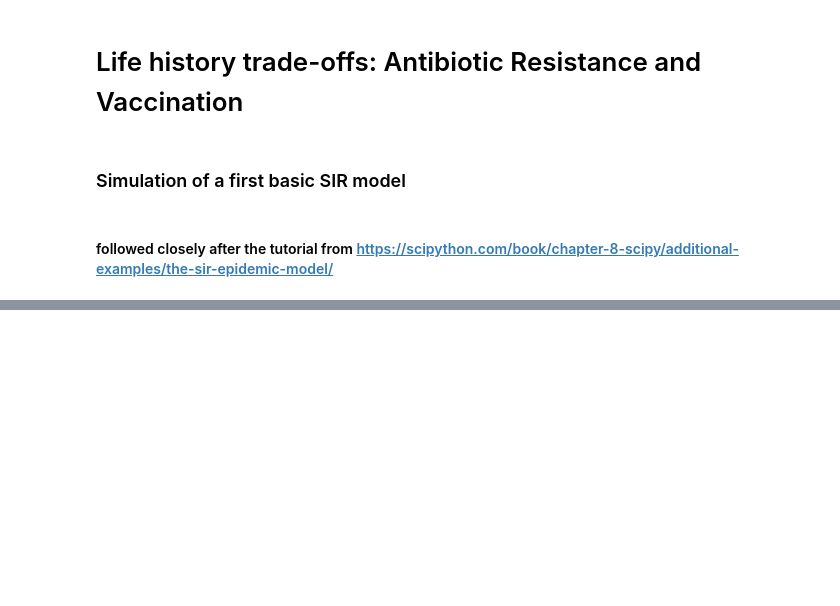
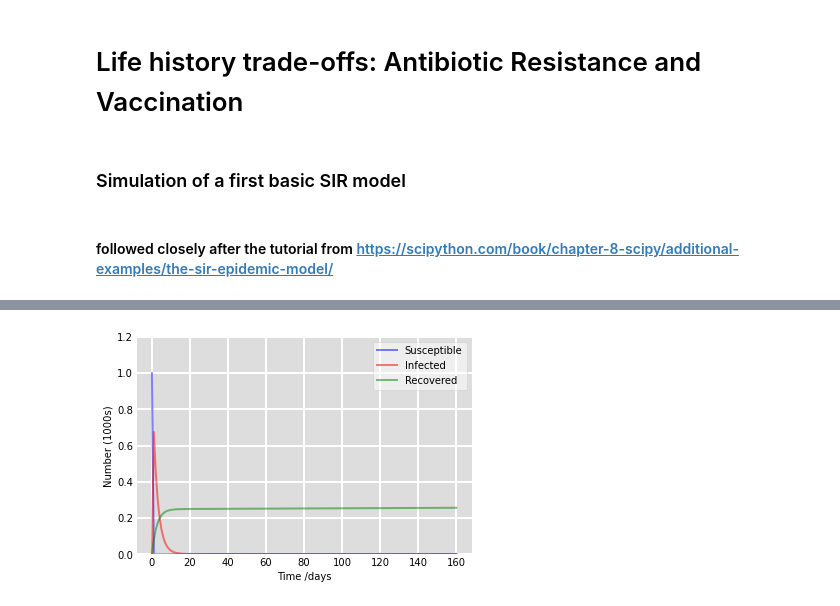
Before and after one commit to mjemons/IDD_TB, a Jupyter notebook: scripts/simulation.ipynb, the cells around one changed output, grey strips where cells are left out. Cells and saved outputs as stored; diff of their text form; code cells hidden in the pictures; blank space fills up the shorter version.

Commit message:
added birth and death rates

```diff
--- a/scripts/simulation.ipynb
+++ b/scripts/simulation.ipynb
@@ -40,0 +43,17 @@ def SIR (y, t, N, beta, gamma):
+# %%
+#adding birth and death rates to the simple SIR model
+Lambda = 0.75
+deltaS = 0.1
+deltaI = 0.3
+deltaR = 0.1
+# %%
+#PRE: all variables are positive integers
+#POST: The SIR model with death rates
+
+def SIRcomplex (y, t, N, beta, gamma, Lambda, deltaS, deltaI, deltaR):
+    S, I, R = y
+    dSdt = Lambda - deltaS * S - beta * S * I
+    dIdt = beta * S * I  - deltaI * I - gamma * I
+    dRdt = gamma * I - deltaR
+
+    return dSdt, dIdt, dRdt
@@ -47,0 +69,4 @@ S, I, R = sol.T
+# %%
+#numerically integrate the ODEs
+sol = odeint(SIRcomplex, y0, t, args=(N, beta, gamma, Lambda, deltaS, deltaI, deltaR))
+S2, I2, R2 = sol.T
@@ -67,0 +95,20 @@ plt.show()
+# %%
+#plot
+fig = plt.figure(facecolor='w')
+ax = fig.add_subplot(111, facecolor='#dddddd', axisbelow=True)
+ax.plot(t, S2/1000, 'b', alpha=0.5, lw=2, label='Susceptible')
+ax.plot(t, I2/1000, 'r', alpha=0.5, lw=2, label='Infected')
+ax.plot(t, R2/1000, 'g', alpha=0.5, lw=2, label='Recovered')
+ax.set_xlabel('Time /days')
+ax.set_ylabel('Number (1000s)')
+ax.set_ylim(0,1.2)
+ax.yaxis.set_tick_params(length=0)
+ax.xaxis.set_tick_params(length=0)
+ax.grid(b=True, which='major', c='w', lw=2, ls='-')
+legend = ax.legend()
+legend.get_frame().set_alpha(0.5)
+for spine in ('top', 'right', 'bottom', 'left'):
+    ax.spines[spine].set_visible(False)
+plt.show()
+# %% [output]
+[figure, added]
```
Also changed, not shown: parts of 6 cells of this notebook.
